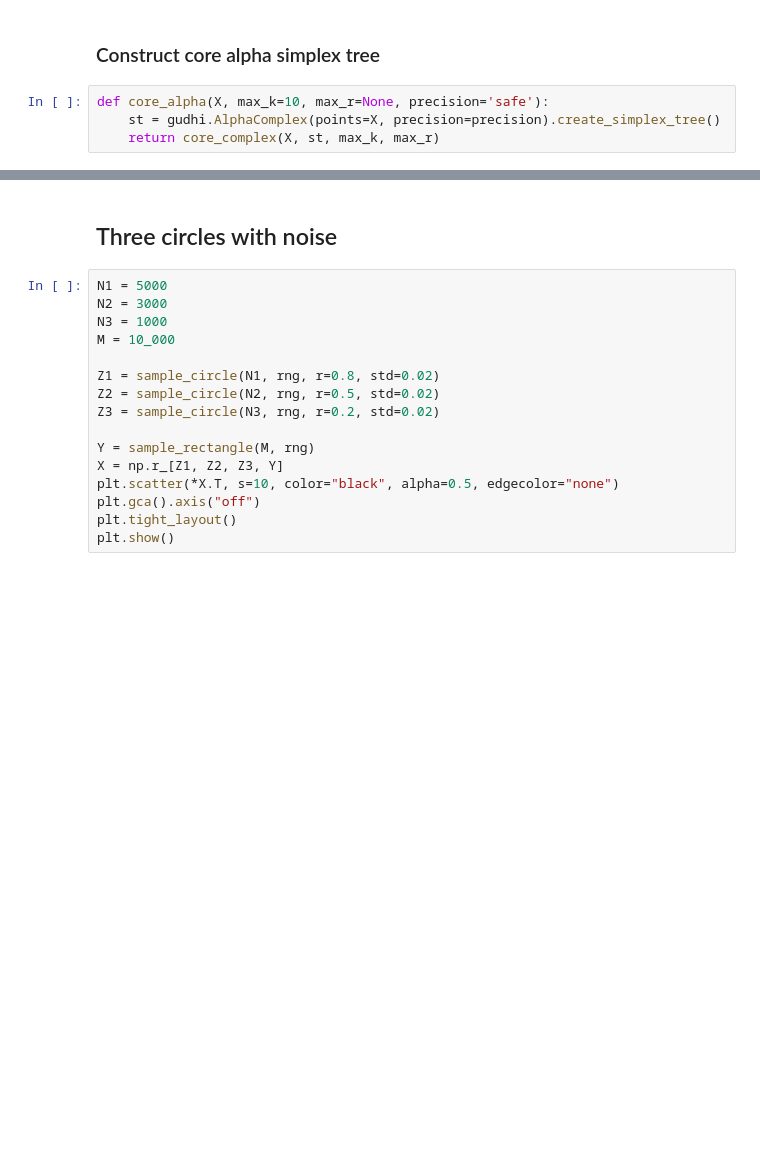
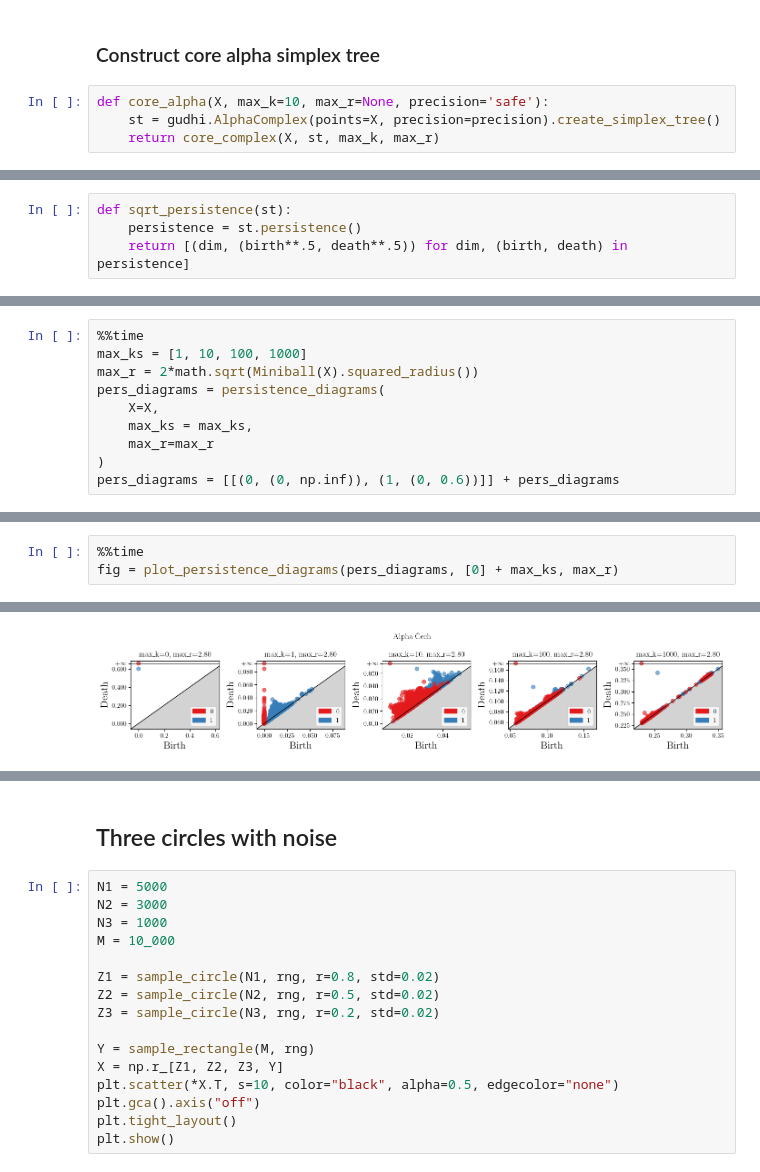
Before and after one commit to odinhg/core, a Jupyter notebook: 06_core_decreasing_k_morten.ipynb, the cells around one changed output, grey strips where cells are left out. Cells and saved outputs as stored; diff of their text form; blank space fills up the shorter version.

```diff
--- a/06_core_decreasing_k_morten.ipynb
+++ b/06_core_decreasing_k_morten.ipynb
@@ -96 +85,5 @@ plt.show()
+# %%
+def sqrt_persistence(st):
+    persistence = st.persistence()
+    return [(dim, (birth**.5, death**.5)) for dim, (birth, death) in persistence]
 # %%
@@ -146,0 +196,10 @@ Wall time: 2.38 s
+# %%
+%%time
+max_ks = [1, 10, 100, 1000]
+max_r = 2*math.sqrt(Miniball(X).squared_radius())
+pers_diagrams = persistence_diagrams(
+    X=X,
+    max_ks = max_ks,
+    max_r=max_r
+)
+pers_diagrams = [[(0, (0, np.inf)), (1, (0, 0.6))]] + pers_diagrams
@@ -146,0 +209,4 @@ Wall time: 2.38 s
+# %%
+%%time
+fig = plot_persistence_diagrams(pers_diagrams, [0] + max_ks, max_r)
+# %% [output]
@@ -146,0 +215 @@ Wall time: 2.38 s
+[figure, added]
```
Also changed, not shown: parts of 32 cells of this notebook.
